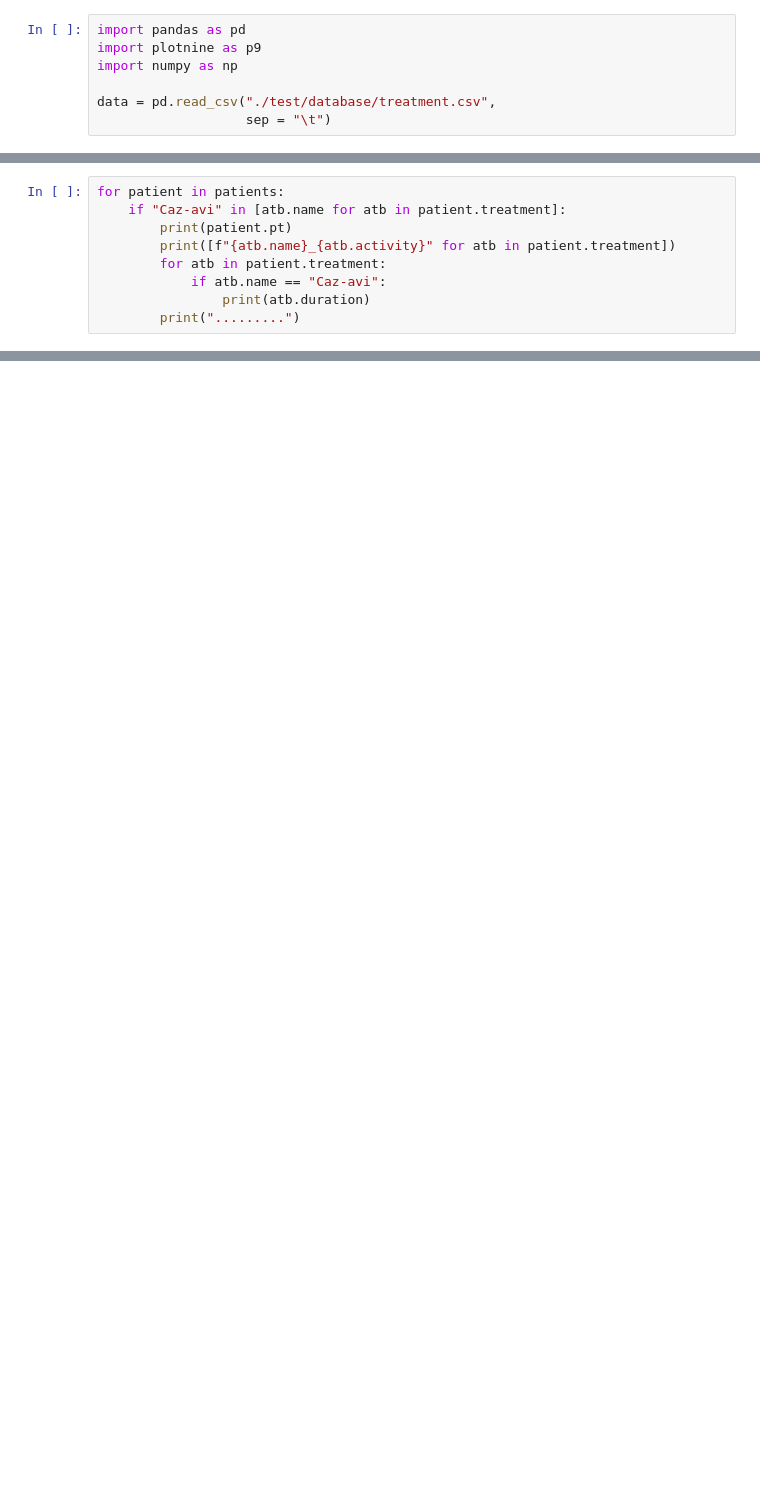
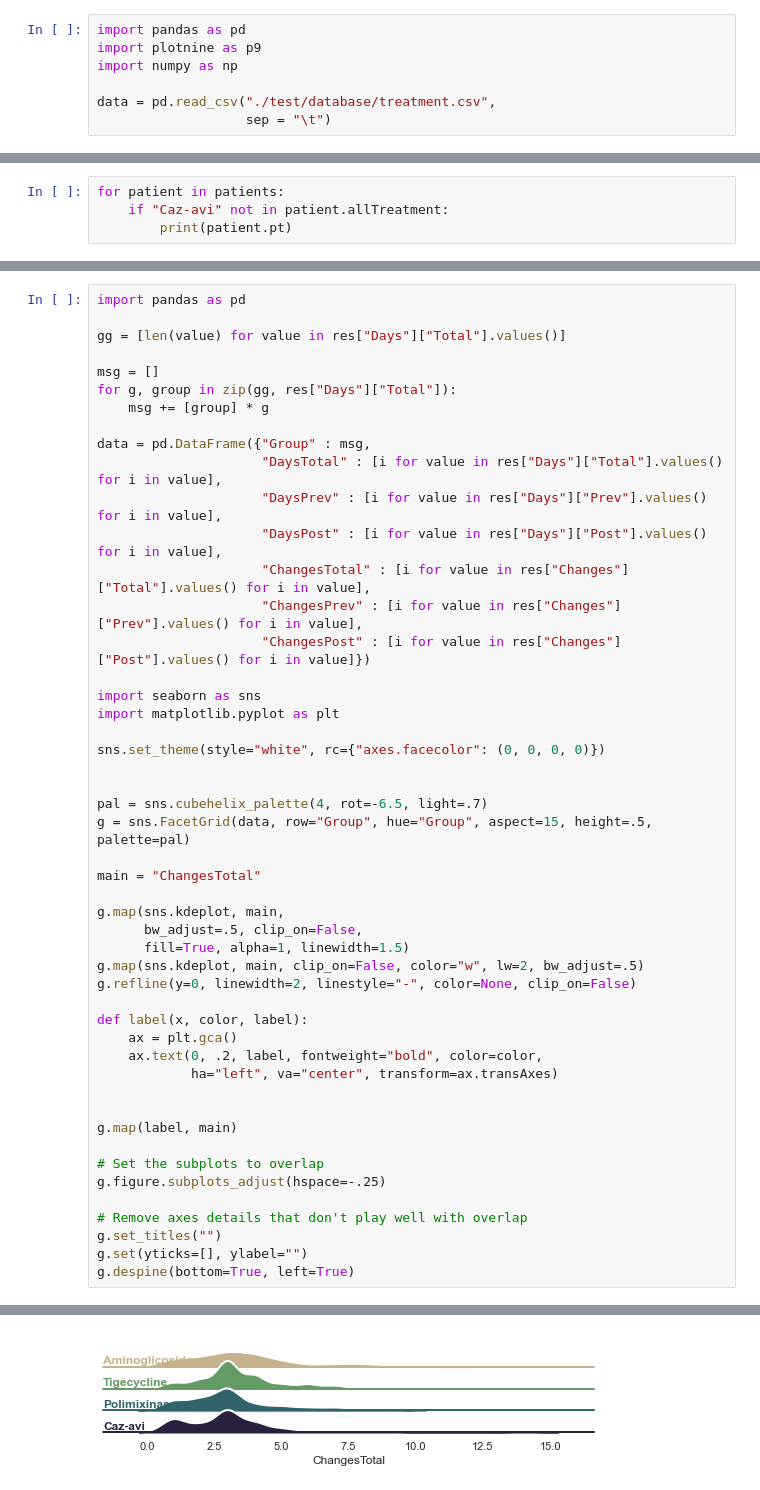
Before and after one commit to JuantonioMS/pystats_utils_base, a Jupyter notebook: plot.ipynb, the cells around one changed output, grey strips where cells are left out. Cells and saved outputs as stored; diff of their text form; blank space fills up the shorter version.

```diff
--- a/plot.ipynb
+++ b/plot.ipynb
@@ -294,9 +368,0 @@ generatePlot(patients)
-# %%
-for patient in patients:
-    if "Caz-avi" in [atb.name for atb in patient.treatment]:
-        print(patient.pt)
-        print([f"{atb.name}_{atb.activity}" for atb in patient.treatment])
-        for atb in patient.treatment:
-            if atb.name == "Caz-avi":
-                print(atb.duration)
-        print(".........")
@@ -320,0 +369,4 @@ for patient in patients:
+# %%
+for patient in patients:
+    if "Caz-avi" not in patient.allTreatment:
+        print(patient.pt)
@@ -320,0 +462,50 @@ for patient in patients:
+# %%
+import pandas as pd
+
+gg = [len(value) for value in res["Days"]["Total"].values()]
+
+msg = []
+for g, group in zip(gg, res["Days"]["Total"]):
+    msg += [group] * g
+
+data = pd.DataFrame({"Group" : msg,
+                     "DaysTotal" : [i for value in res["Days"]["Total"].values() for i in value],
+                     "DaysPrev" : [i for value in res["Days"]["Prev"].values() for i in value],
+                     "DaysPost" : [i for value in res["Days"]["Post"].values() for i in value],
+                     "ChangesTotal" : [i for value in res["Changes"]["Total"].values() for i in value],
+                     "ChangesPrev" : [i for value in res["Changes"]["Prev"].values() for i in value],
+                     "ChangesPost" : [i for value in res["Changes"]["Post"].values() for i in value]})
+
+import seaborn as sns
+import matplotlib.pyplot as plt
+
+sns.set_theme(style="white", rc={"axes.facecolor": (0, 0, 0, 0)})
+
+
+pal = sns.cubehelix_palette(4, rot=-6.5, light=.7)
+g = sns.FacetGrid(data, row="Group", hue="Group", aspect=15, height=.5, palette=pal)
+
+main = "ChangesTotal"
+
+g.map(sns.kdeplot, main,
+      bw_adjust=.5, clip_on=False,
+      fill=True, alpha=1, linewidth=1.5)
+g.map(sns.kdeplot, main, clip_on=False, color="w", lw=2, bw_adjust=.5)
+g.refline(y=0, linewidth=2, linestyle="-", color=None, clip_on=False)
+
+def label(x, color, label):
+    ax = plt.gca()
+    ax.text(0, .2, label, fontweight="bold", color=color,
+            ha="left", va="center", transform=ax.transAxes)
+
+
+g.map(label, main)
+
+# Set the subplots to overlap
+g.figure.subplots_adjust(hspace=-.25)
+
+# Remove axes details that don't play well with overlap
+g.set_titles("")
+g.set(yticks=[], ylabel="")
+g.despine(bottom=True, left=True)
+# %% [output]
@@ -320,0 +513 @@ for patient in patients:
+[figure, added]
```
Also changed, not shown: parts of 7 cells of this notebook.
